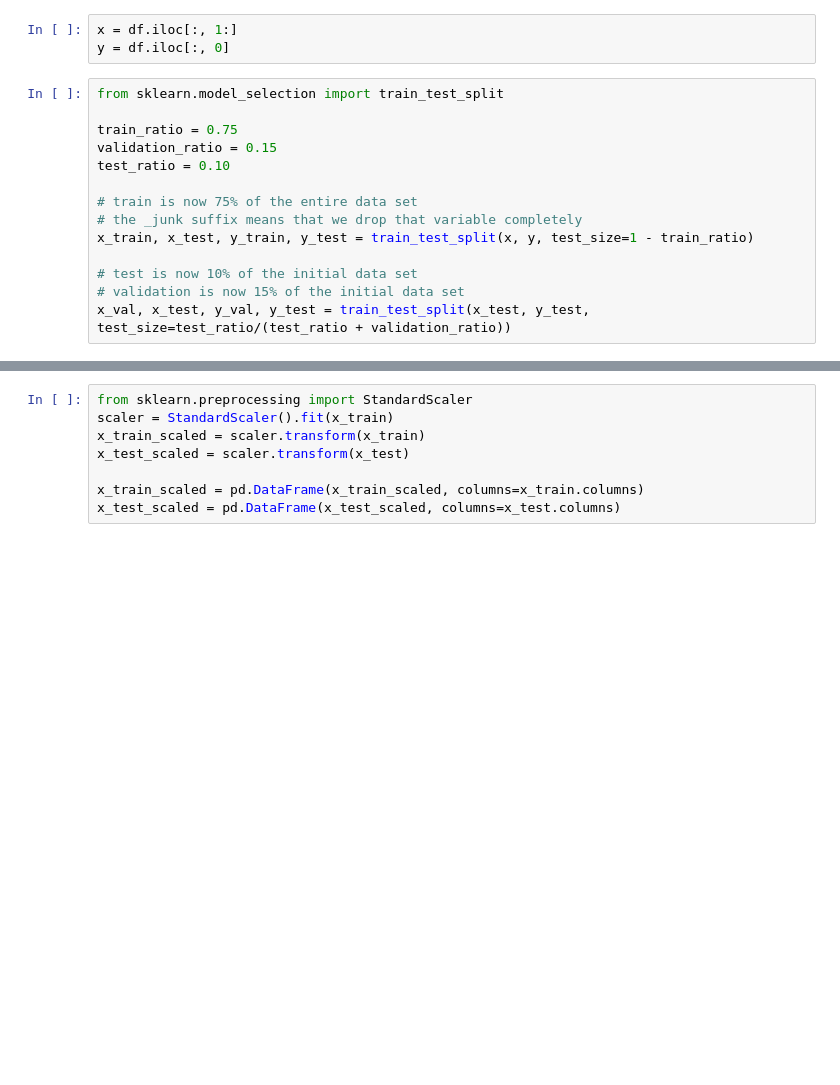
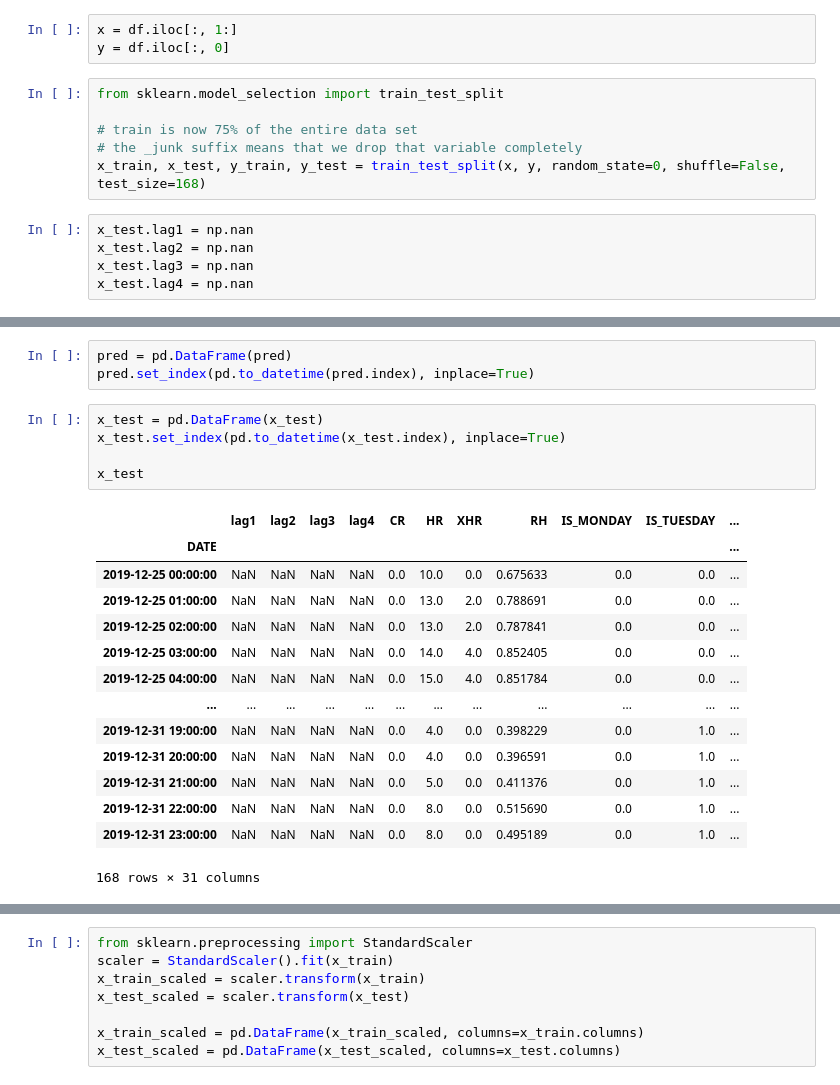
Before and after one commit to acamlibe/SVR-PSO-Load-Forecaster, a Jupyter notebook: SVR.ipynb, the cells around one changed output, grey strips where cells are left out. Cells and saved outputs as stored; diff of their text form; blank space fills up the shorter version.

```diff
--- a/SVR.ipynb
+++ b/SVR.ipynb
@@ -116,14 +89,11 @@ y = df.iloc[:, 0]
 # %%
 from sklearn.model_selection import train_test_split
 
-train_ratio = 0.75
-validation_ratio = 0.15
-test_ratio = 0.10
-
 # train is now 75% of the entire data set
 # the _junk suffix means that we drop that variable completely
-x_train, x_test, y_train, y_test = train_test_split(x, y, test_size=1 - train_ratio)
-
-# test is now 10% of the initial data set
-# validation is now 15% of the initial data set
-x_val, x_test, y_val, y_test = train_test_split(x_test, y_test, test_size=test_ratio/(test_ratio + validation_ratio))
+x_train, x_test, y_train, y_test = train_test_split(x, y, random_state=0, shuffle=False, test_size=168)
+# %%
+x_test.lag1 = np.nan
+x_test.lag2 = np.nan
+x_test.lag3 = np.nan
+x_test.lag4 = np.nan
@@ -129,0 +143,23 @@ x_val, x_test, y_val, y_test = train_test_split(x_test, y_test, test_size=test_r
+# %%
+pred = pd.DataFrame(pred)
+pred.set_index(pd.to_datetime(pred.index), inplace=True)
+# %%
+x_test = pd.DataFrame(x_test)
+x_test.set_index(pd.to_datetime(x_test.index), inplace=True)
+
+x_test
+# %% [output]
+|  | lag1 | lag2 | lag3 | lag4 | CR | HR | XHR | RH | IS_MONDAY | IS_TUESDAY | ... |
+| DATE |  |  |  |  |  |  |  |  |  |  | ... |
+| 2019-12-25 00:00:00 | NaN | NaN | NaN | NaN | 0.0 | 10.0 | 0.0 | 0.675633 | 0.0 | 0.0 | ... |
+| 2019-12-25 01:00:00 | NaN | NaN | NaN | NaN | 0.0 | 13.0 | 2.0 | 0.788691 | 0.0 | 0.0 | ... |
+| 2019-12-25 02:00:00 | NaN | NaN | NaN | NaN | 0.0 | 13.0 | 2.0 | 0.787841 | 0.0 | 0.0 | ... |
+| 2019-12-25 03:00:00 | NaN | NaN | NaN | NaN | 0.0 | 14.0 | 4.0 | 0.852405 | 0.0 | 0.0 | ... |
+| 2019-12-25 04:00:00 | NaN | NaN | NaN | NaN | 0.0 | 15.0 | 4.0 | 0.851784 | 0.0 | 0.0 | ... |
+| ... | ... | ... | ... | ... | ... | ... | ... | ... | ... | ... | ... |
+| 2019-12-31 19:00:00 | NaN | NaN | NaN | NaN | 0.0 | 4.0 | 0.0 | 0.398229 | 0.0 | 1.0 | ... |
+| 2019-12-31 20:00:00 | NaN | NaN | NaN | NaN | 0.0 | 4.0 | 0.0 | 0.396591 | 0.0 | 1.0 | ... |
+| 2019-12-31 21:00:00 | NaN | NaN | NaN | NaN | 0.0 | 5.0 | 0.0 | 0.411376 | 0.0 | 1.0 | ... |
+| 2019-12-31 22:00:00 | NaN | NaN | NaN | NaN | 0.0 | 8.0 | 0.0 | 0.515690 | 0.0 | 1.0 | ... |
+| 2019-12-31 23:00:00 | NaN | NaN | NaN | NaN | 0.0 | 8.0 | 0.0 | 0.495189 | 0.0 | 1.0 | ... |
+168 rows × 31 columns
```
Also changed, not shown: parts of 22 cells of this notebook, 1 other file.
